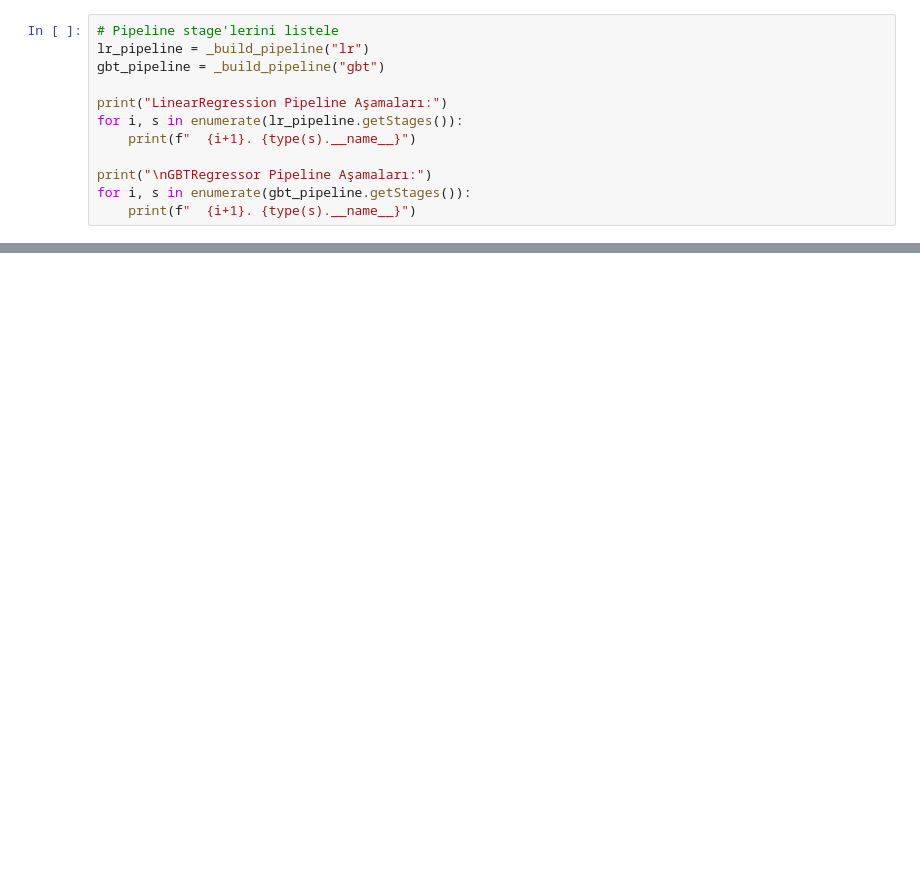
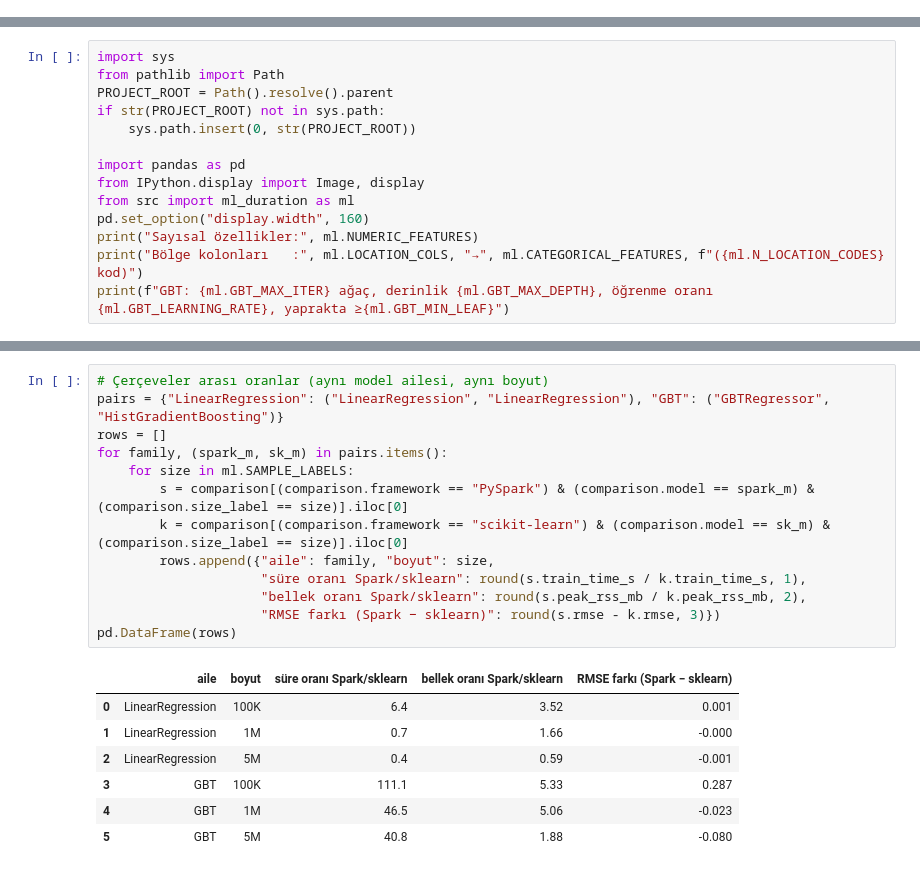
Before and after one commit to ismailesatucmak/BVA_Project, a Jupyter notebook: notebooks/04_ml_duration_prediction.ipynb, the cells around one changed output, grey strips where cells are left out. Cells and saved outputs as stored; diff of their text form; blank space fills up the shorter version.

```diff
--- a/notebooks/04_ml_duration_prediction.ipynb
+++ b/notebooks/04_ml_duration_prediction.ipynb
@@ -142,12 +0,0 @@ Hedef: trip_duration_min
-# %%
-# Pipeline stage'lerini listele
-lr_pipeline = _build_pipeline("lr")
-gbt_pipeline = _build_pipeline("gbt")
-
-print("LinearRegression Pipeline Aşamaları:")
-for i, s in enumerate(lr_pipeline.getStages()):
-    print(f"  {i+1}. {type(s).__name__}")
-
-print("\nGBTRegressor Pipeline Aşamaları:")
-for i, s in enumerate(gbt_pipeline.getStages()):
-    print(f"  {i+1}. {type(s).__name__}")
@@ -361,0 +14,14 @@ Spark oturumu kapatıldı ✓
+# %%
+import sys
+from pathlib import Path
+PROJECT_ROOT = Path().resolve().parent
+if str(PROJECT_ROOT) not in sys.path:
+    sys.path.insert(0, str(PROJECT_ROOT))
+
+import pandas as pd
+from IPython.display import Image, display
+from src import ml_duration as ml
+pd.set_option("display.width", 160)
+print("Sayısal özellikler:", ml.NUMERIC_FEATURES)
+print("Bölge kolonları   :", ml.LOCATION_COLS, "→", ml.CATEGORICAL_FEATURES, f"({ml.N_LOCATION_CODES} kod)")
+print(f"GBT: {ml.GBT_MAX_ITER} ağaç, derinlik {ml.GBT_MAX_DEPTH}, öğrenme oranı {ml.GBT_LEARNING_RATE}, yaprakta ≥{ml.GBT_MIN_LEAF}")
@@ -361,0 +93,21 @@ Spark oturumu kapatıldı ✓
+# %%
+# Çerçeveler arası oranlar (aynı model ailesi, aynı boyut)
+pairs = {"LinearRegression": ("LinearRegression", "LinearRegression"), "GBT": ("GBTRegressor", "HistGradientBoosting")}
+rows = []
+for family, (spark_m, sk_m) in pairs.items():
+    for size in ml.SAMPLE_LABELS:
+        s = comparison[(comparison.framework == "PySpark") & (comparison.model == spark_m) & (comparison.size_label == size)].iloc[0]
+        k = comparison[(comparison.framework == "scikit-learn") & (comparison.model == sk_m) & (comparison.size_label == size)].iloc[0]
+        rows.append({"aile": family, "boyut": size,
+                     "süre oranı Spark/sklearn": round(s.train_time_s / k.train_time_s, 1),
+                     "bellek oranı Spark/sklearn": round(s.peak_rss_mb / k.peak_rss_mb, 2),
+                     "RMSE farkı (Spark − sklearn)": round(s.rmse - k.rmse, 3)})
+pd.DataFrame(rows)
+# %% [output]
+|  | aile | boyut | süre oranı Spark/sklearn | bellek oranı Spark/sklearn | RMSE farkı (Spark − sklearn) |
+| 0 | LinearRegression | 100K | 6.4 | 3.52 | 0.001 |
+| 1 | LinearRegression | 1M | 0.7 | 1.66 | -0.000 |
+| 2 | LinearRegression | 5M | 0.4 | 0.59 | -0.001 |
+| 3 | GBT | 100K | 111.1 | 5.33 | 0.287 |
+| 4 | GBT | 1M | 46.5 | 5.06 | -0.023 |
+| 5 | GBT | 5M | 40.8 | 1.88 | -0.080 |
```
Also changed, not shown: parts of 40 cells of this notebook, 13 other files.
